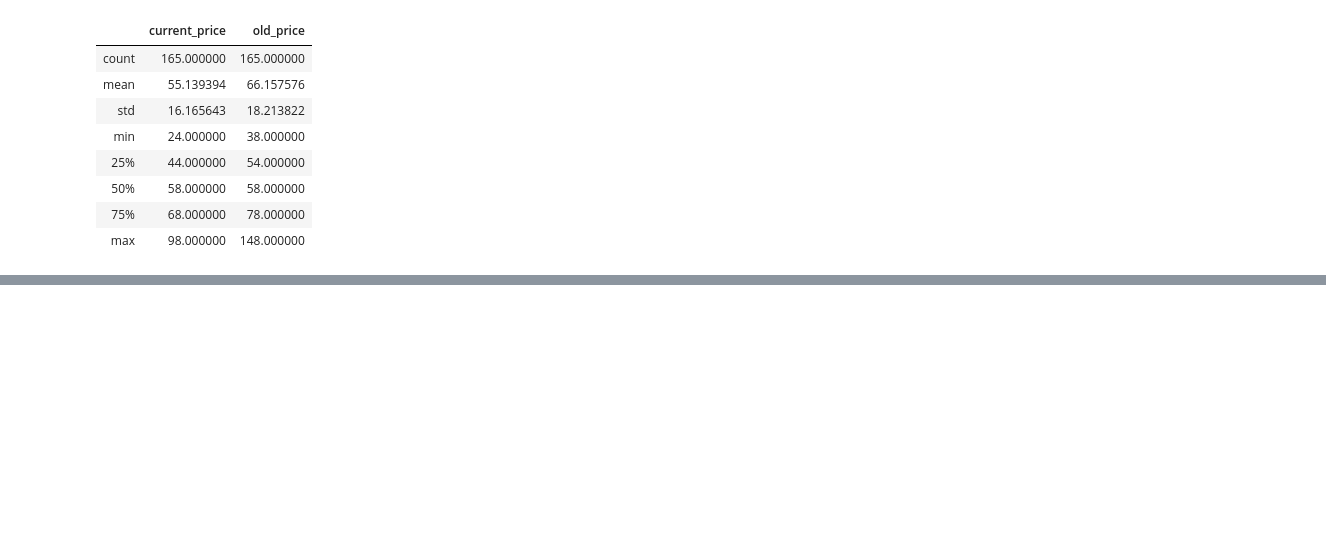
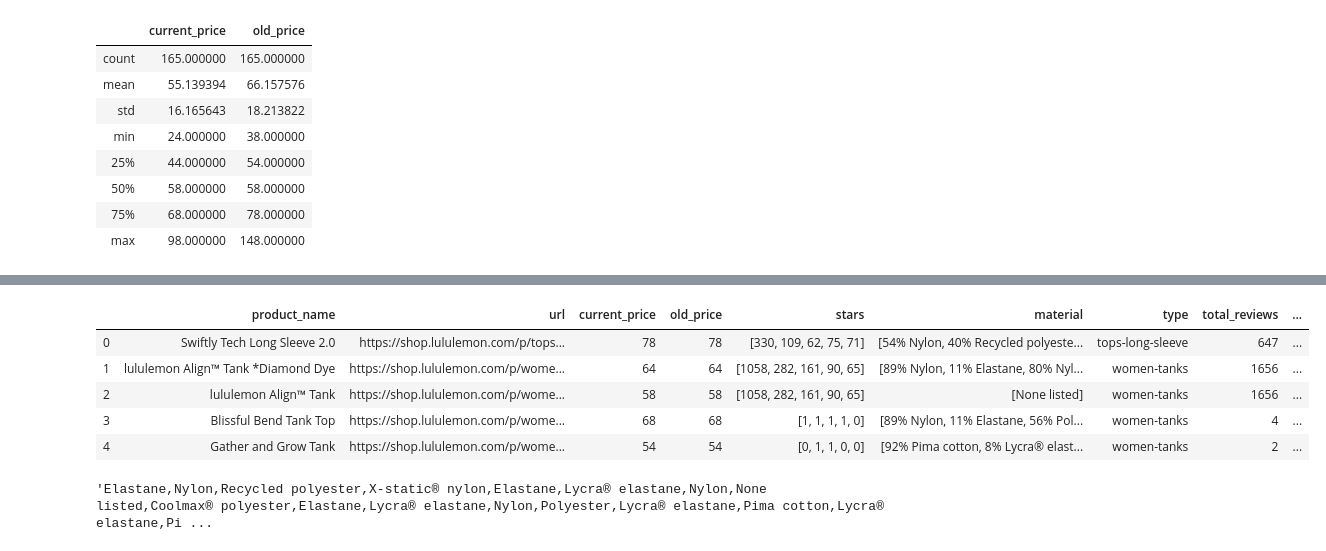
Before and after one commit to tracythuy95/explore_data, a Jupyter notebook: lululemon/lululemon_web_scrap.ipynb, the cells around one changed output, grey strips where cells are left out. Saved outputs shown, nothing was run; the diff lists cells and outputs as text; code cells hidden in the pictures; blank space fills up the shorter version.

Commit message:
pickle, stars, materials

```diff
--- a/lululemon/lululemon_web_scrap.ipynb
+++ b/lululemon/lululemon_web_scrap.ipynb
@@ -423,6 +413,8 @@ merge_df['total_reviews']  = merge_df['stars'].apply(lambda x: add_reviews(x))
 merge_df['avg_rating'] = merge_df['stars'].apply(lambda x: avg_stars(x))
 merge_df['material_clean'] = merge_df['material'].apply(lambda x: split_percent(x))
 merge_df['material_clean_list'] = [','.join(map(str, l)) for l in merge_df['material_clean']]
-
+merge_df[['five_stars','four_stars', 'three_stars', 'two_stars', 'one_stars']] = pd.DataFrame(merge_df.stars.tolist(), index= df.index)
 
 merge_df
+
+# merge_df.to_csv("20210123_product_review_material.csv")
@@ -491,0 +421,14 @@ points & bars & bars2
+# %%
+merge_df.head()
+# %% [output]
+|  | product_name | url | current_price | old_price | stars | material | type | total_reviews | ... |
+| 0 | Swiftly Tech Long Sleeve 2.0 | https://shop.lululemon.com/p/tops... | 78 | 78 | [330, 109, 62, 75, 71] | [54% Nylon, 40% Recycled polyeste... | tops-long-sleeve | 647 | ... |
+| 1 | lululemon Align™ Tank *Diamond Dye | https://shop.lululemon.com/p/wome... | 64 | 64 | [1058, 282, 161, 90, 65] | [89% Nylon, 11% Elastane, 80% Nyl... | women-tanks | 1656 | ... |
+| 2 | lululemon Align™ Tank | https://shop.lululemon.com/p/wome... | 58 | 58 | [1058, 282, 161, 90, 65] | [None listed] | women-tanks | 1656 | ... |
+| 3 | Blissful Bend Tank Top | https://shop.lululemon.com/p/wome... | 68 | 68 | [1, 1, 1, 1, 0] | [89% Nylon, 11% Elastane, 56% Pol... | women-tanks | 4 | ... |
+| 4 | Gather and Grow Tank | https://shop.lululemon.com/p/wome... | 54 | 54 | [0, 1, 1, 0, 0] | [92% Pima cotton, 8% Lycra® elast... | women-tanks | 2 | ... |
+# %%
+material_list = ','.join(merge_df['material_clean_list'].unique())
+material_list
+# %% [output]
+'Elastane,Nylon,Recycled polyester,X-static® nylon,Elastane,Lycra® elastane,Nylon,None listed,Coolmax® polyester,Elastane,Lycra® elastane,Nylon,Polyester,Lycra® elastane,Pima cotton,Lycra® elastane,Pi ...
```
Also changed, not shown: parts of 9 cells of this notebook, 8 other files.
